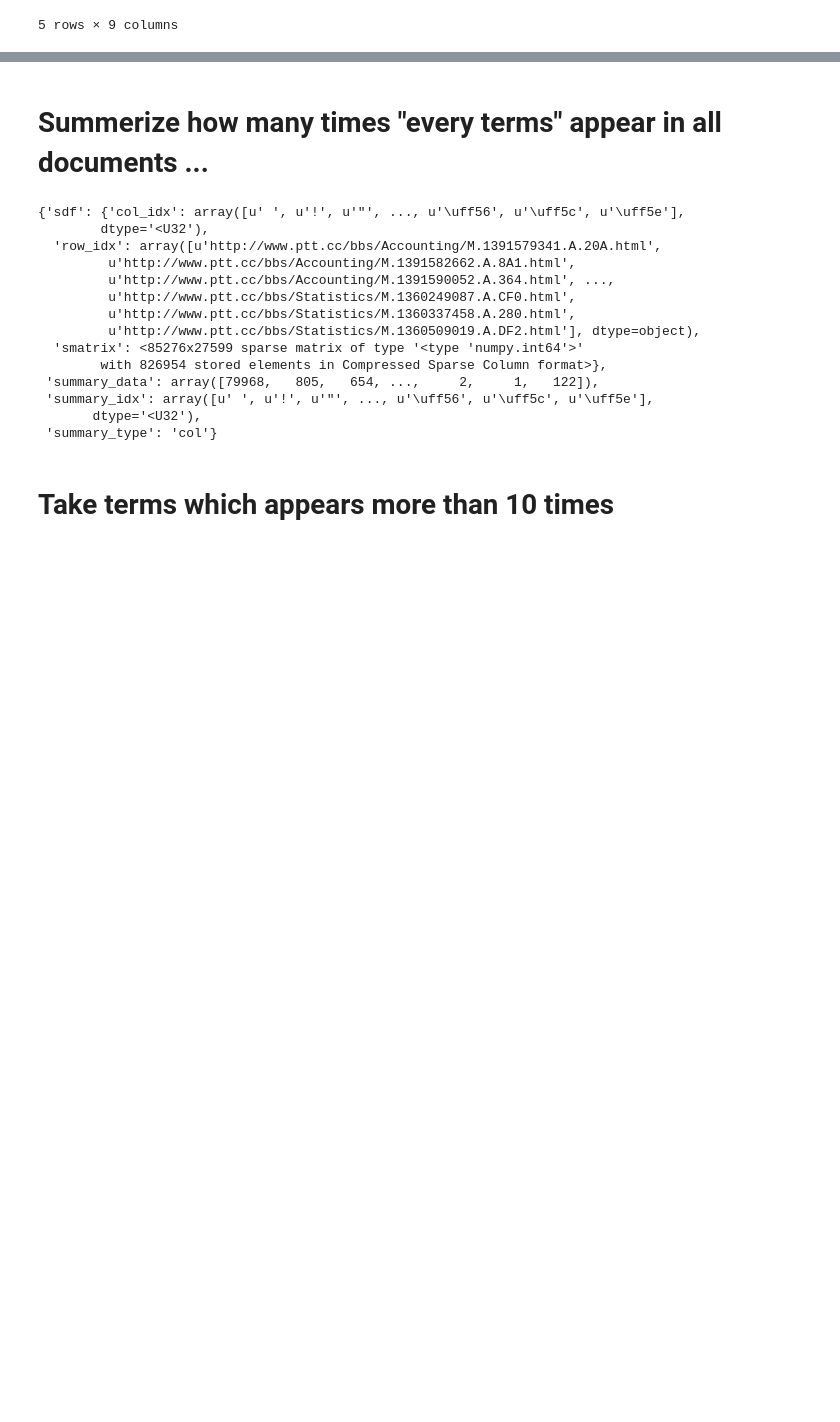
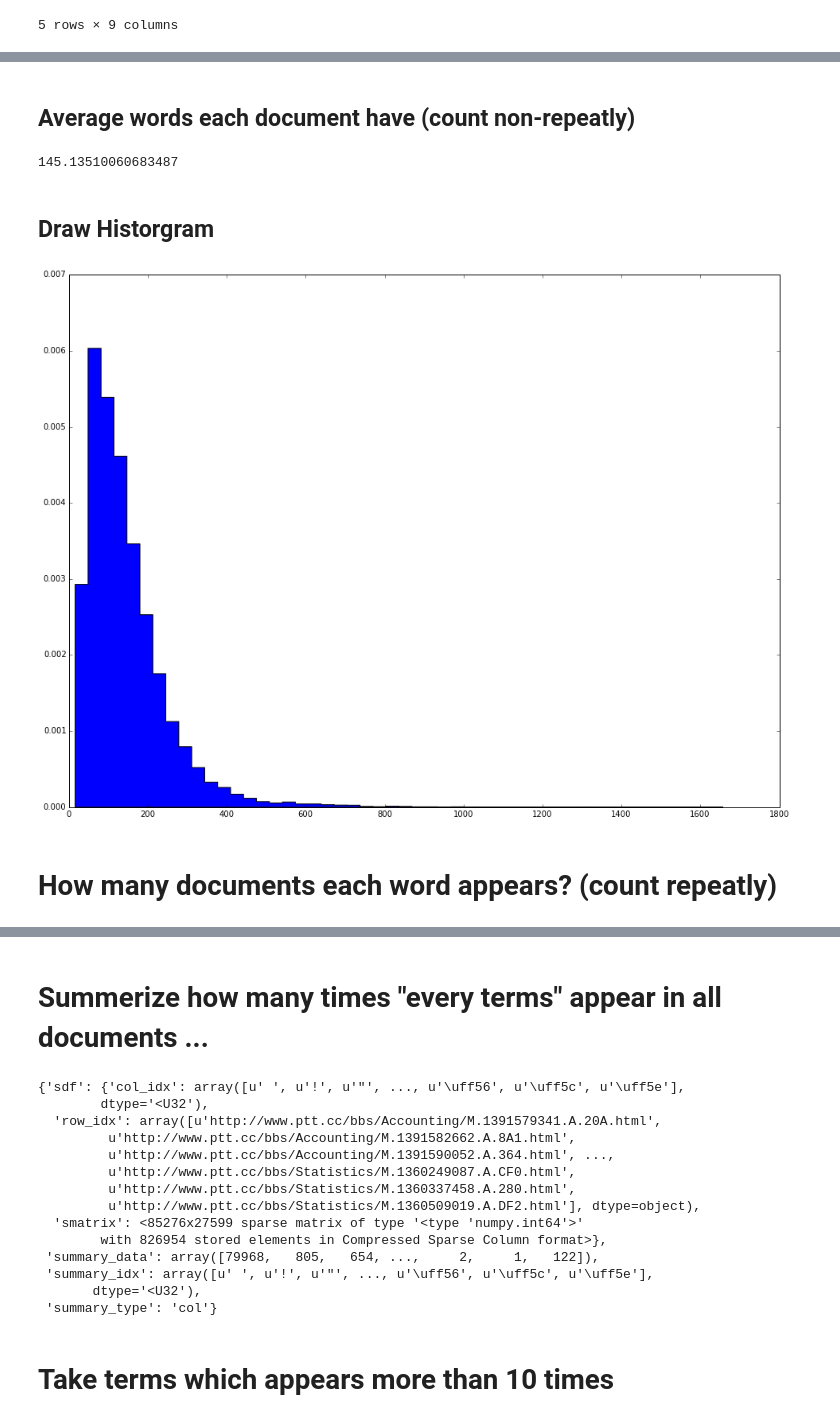
Before and after one commit to c3h3/PlaYnlp, a Jupyter notebook: ipynbs/HelloPlaYnlp_sdfs_sdtm_text2vec.ipynb, the cells around one changed output, grey strips where cells are left out. Drawn from its saved outputs; the diff is of its cells as text; code cells hidden in the pictures; blank space fills up the shorter version.

```diff
--- a/ipynbs/HelloPlaYnlp_sdfs_sdtm_text2vec.ipynb
+++ b/ipynbs/HelloPlaYnlp_sdfs_sdtm_text2vec.ipynb
@@ -235,0 +321,15 @@ L0_norm_col_summarizer = lambda xx:xx.sign().sum(axis=0)
+# %% [markdown]
+## Average words each document have (count non-repeatly)
+# %%
+test_ptt_text_sdtm.T.summarize_sdf(L0_norm_col_summarizer)._data.mean()
+# %% [output]
+145.13510060683487
+# %% [markdown]
+## Draw Historgram
+# %%
+n, bins, patches = pylab.hist(test_ptt_text_sdtm.T.summarize_sdf(L0_norm_col_summarizer)._data,
+                              50, normed=1, histtype='stepfilled')
+# %% [output]
+[figure, added]
+# %% [markdown]
+# How many documents each word appears? (count repeatly)
```
Also changed, not shown: parts of 46 cells of this notebook, 2 other files.
